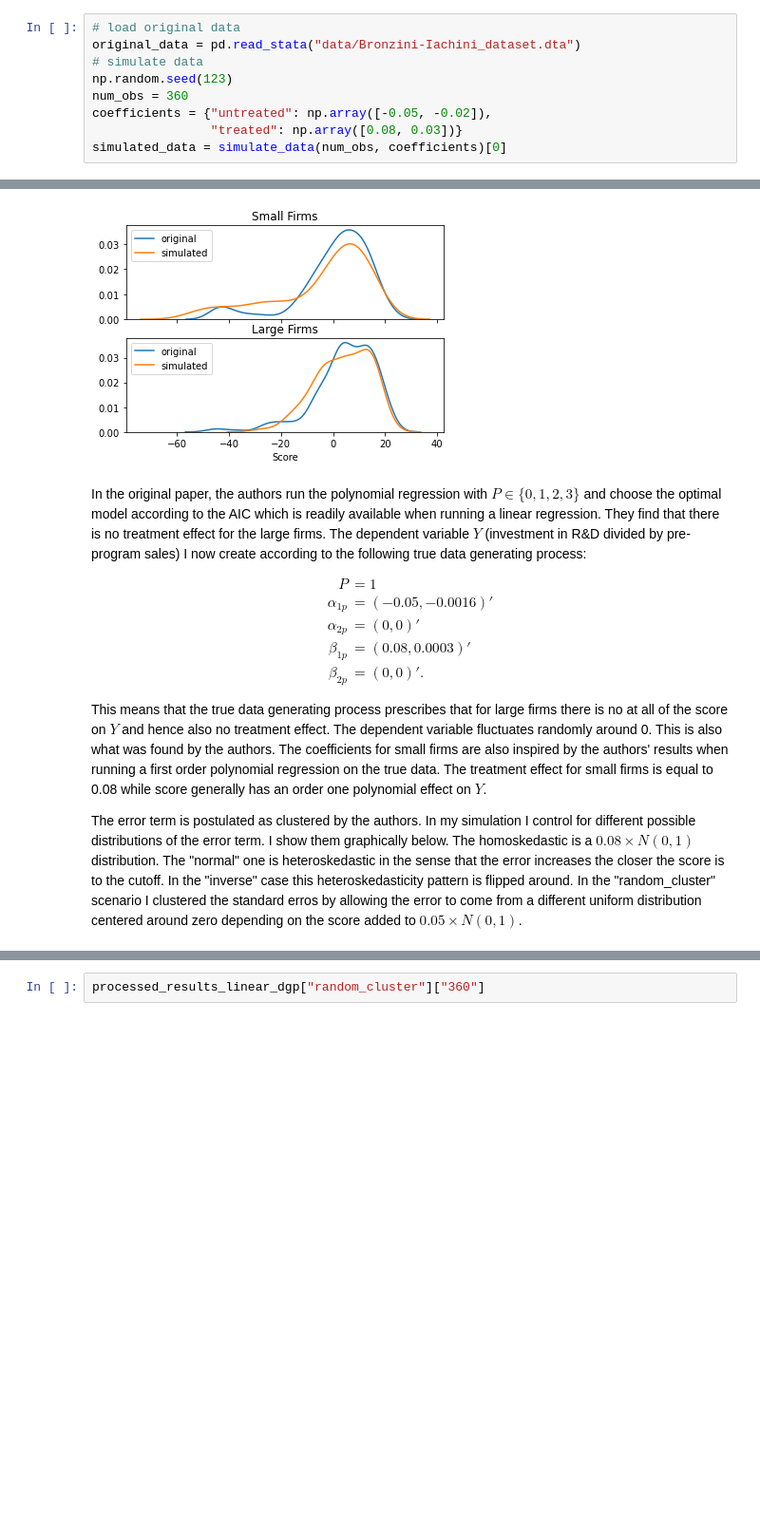
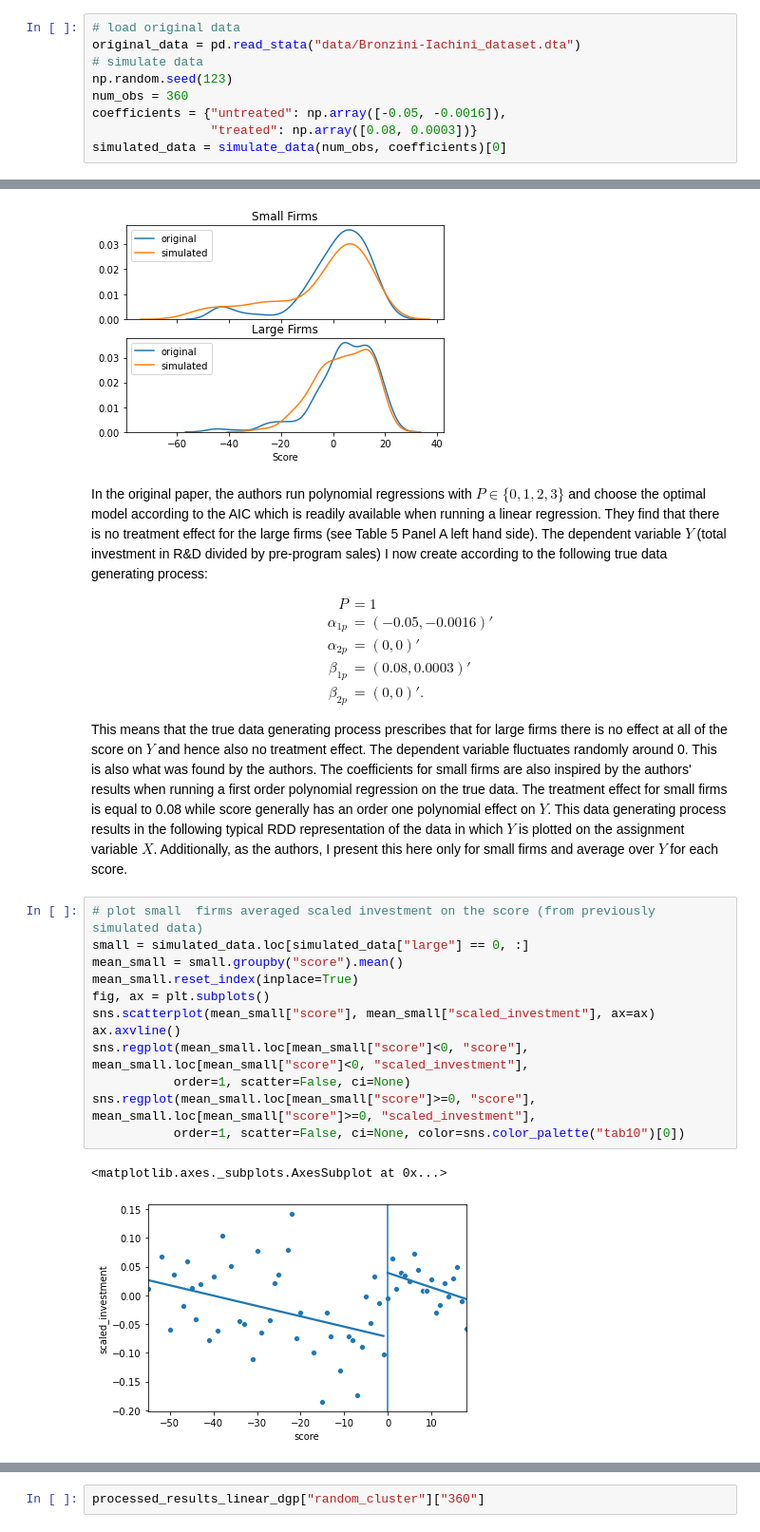
Before and after one commit to Pascalheid/project_computational_statistics, a Jupyter notebook: Project.ipynb, the cells around one changed output, grey strips where cells are left out. Shown at 95% size. Cells and saved outputs as stored; diff of their text form; blank space fills up the shorter version.

```diff
--- a/Project.ipynb
+++ b/Project.ipynb
@@ -157,8 +163,8 @@ original_data = pd.read_stata("data/Bronzini-Iachini_dataset.dta")
 # simulate data
 np.random.seed(123)
 num_obs = 360
-coefficients = {"untreated": np.array([-0.05, -0.02]),
-                "treated": np.array([0.08, 0.03])}
+coefficients = {"untreated": np.array([-0.05, -0.0016]),
+                "treated": np.array([0.08, 0.0003])}
 simulated_data = simulate_data(num_obs, coefficients)[0]
 # %%
 # plot scores of original and simulated data
@@ -171,7 +177,7 @@ for size, number in [("Small Firms", 0), ("Large Firms", 1)]:
 # %% [output]
 [figure]
 # %% [markdown]
-In the original paper, the authors run the polynomial regression with $P \in \{0, 1, 2, 3\}$ and choose the optimal model according to the AIC which is readily available when running a linear regression. They find that there is no treatment effect for the large firms. The dependent variable $Y$ (investment in R&D divided by pre-program sales) I now create according to the following true data generating process:
+In the original paper, the authors run polynomial regressions with $P \in \{0, 1, 2, 3\}$ and choose the optimal model according to the AIC which is readily available when running a linear regression. They find that there is no treatment effect for the large firms (see Table 5 Panel A left hand side). The dependent variable $Y$ (total investment in R&D divided by pre-program sales) I now create according to the following true data generating process:
 
 \begin{equation}
     \begin{split}
@@ -183,6 +189,19 @@ In the original paper, the authors run the polynomial regression with $P \in \{0
     \end{split}
 \end{equation}
 
-This means that the true data generating process prescribes that for large firms there is no at all of the score on $Y$ and hence also no treatment effect. The dependent variable fluctuates randomly around 0. This is also what was found by the authors. The coefficients for small firms are also inspired by the authors' results when running a first order polynomial regression on the true data. The treatment effect for small firms is equal to 0.08 while score generally has an order one polynomial effect on $Y$.
-
-The error term is postulated as clustered by the authors. In my simulation I control for different possible distributions of the error term. I show them graphically below. The homoskedastic is a $0.08 \times N(0, 1)$ distribution. The "normal" one is heteroskedastic in the sense that the error increases the closer the score is to the cutoff. In the "inverse" case this heteroskedasticity pattern is flipped around. In the "random_cluster" scenario I clustered the standard erros by allowing the error to come from a different uniform distribution centered around zero depending on the score added to $0.05 \times N(0,1)$.
+This means that the true data generating process prescribes that for large firms there is no effect at all of the score on $Y$ and hence also no treatment effect. The dependent variable fluctuates randomly around 0. This is also what was found by the authors. The coefficients for small firms are also inspired by the authors' results when running a first order polynomial regression on the true data. The treatment effect for small firms is equal to 0.08 while score generally has an order one polynomial effect on $Y$. This data generating process results in the following typical RDD representation of the data in which $Y$ is plotted on the assignment variable $X$. Additionally, as the authors, I present this here only for small firms and average over $Y$ for each score.
+# %%
+# plot small  firms averaged scaled investment on the score (from previously simulated data)
+small = simulated_data.loc[simulated_data["large"] == 0, :]
+mean_small = small.groupby("score").mean()
+mean_small.reset_index(inplace=True)
+fig, ax = plt.subplots()
+sns.scatterplot(mean_small["score"], mean_small["scaled_investment"], ax=ax)
+ax.axvline()
+sns.regplot(mean_small.loc[mean_small["score"]<0, "score"], mean_small.loc[mean_small["score"]<0, "scaled_investment"],
+           order=1, scatter=False, ci=None)
+sns.regplot(mean_small.loc[mean_small["score"]>=0, "score"], mean_small.loc[mean_small["score"]>=0, "scaled_investment"],
+           order=1, scatter=False, ci=None, color=sns.color_palette("tab10")[0])
+# %% [output]
+<matplotlib.axes._subplots.AxesSubplot at 0x...>
+[figure, added]
```
Also changed, not shown: parts of 31 cells of this notebook, 14 other files.
